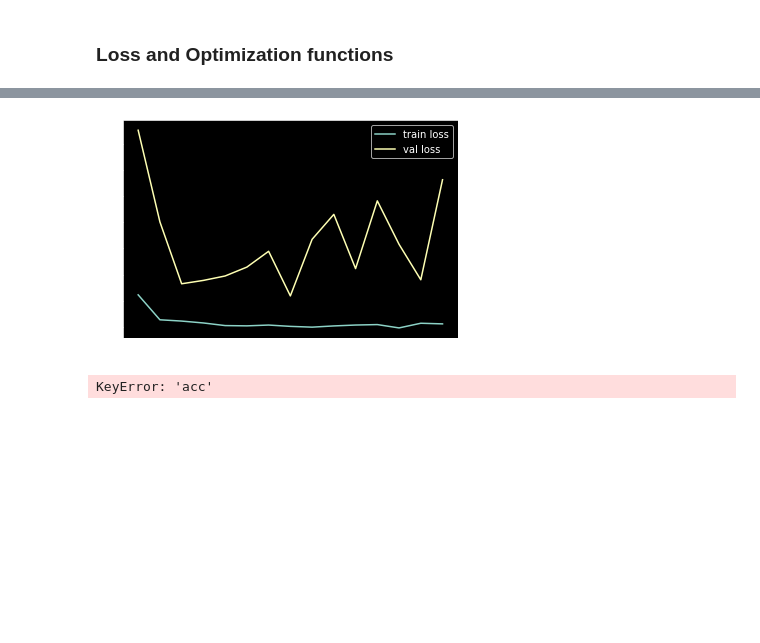
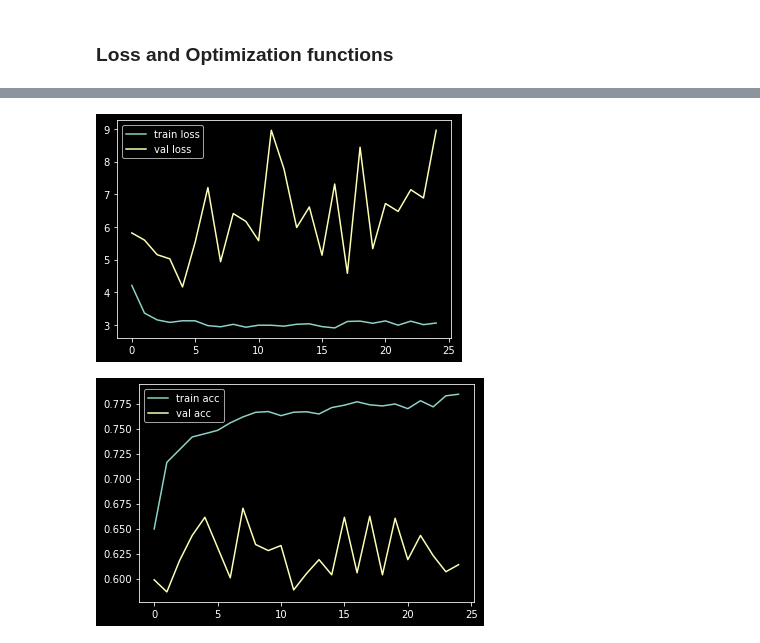
Before and after one commit to ibnuazam/OCT-TF-FT, a Jupyter notebook: transfer-learning-vgg16-keras.ipynb, the cells around one changed output, grey strips where cells are left out. Cells and saved outputs as stored; diff of their text form; code cells hidden in the pictures; blank space fills up the shorter version.

Commit message:
epochs=25 result + bugfix

```diff
--- a/transfer-learning-vgg16-keras.ipynb
+++ b/transfer-learning-vgg16-keras.ipynb
@@ -37,8 +37,8 @@ PATH = os.path.join(cwd, 'OCTOne-tenth')
 
 # Set to train dir and show number of files
 train_path = os.path.join(PATH, 'train')
-train_files = tf.data.experimental.cardinality(train_path)
-print('Number of Images for Training: %d' % train_files)
+train_files = glob(train_path + '/*/*.jp*g')
+print('Number of training files:', len(train_files))
 
 #Split training set to 50%, 25%, or 10% for faster experimental training
 
@@ -46,5 +46,5 @@ print('Number of Images for Training: %d' % train_files)
 # Set to test dir and show number of files
 valid_path = os.path.join(PATH, 'test')
 valid_image_files = glob(valid_path + '/*/*.jp*g')
-print("Number of Images for validating: ",len(glob(valid_path + '/*/*.jp*g')))
+print("Number of Images for validating: ",len(valid_image_files))
 # %% [output]
@@ -184,7 +189,7 @@ r = model.fit_generator(
   train_generator,
   validation_data=valid_generator,
   epochs=epochs,
-  steps_per_epoch=len(image_files) // batch_size,
+  steps_per_epoch=len(train_files) // batch_size,
   validation_steps=len(valid_image_files) // batch_size,
 )
 # %% [output]
@@ -255,20 +258,20 @@ Found 10829 images belonging to 4 classes.
 # %%
 # plot Loss and Accuracies
 
 # loss
 plt.plot(r.history['loss'], label='train loss')
 plt.plot(r.history['val_loss'], label='val loss')
 plt.legend()
 plt.show()
 
 # accuracies
-plt.plot(r.history['acc'], label='train acc')
-plt.plot(r.history['val_acc'], label='val acc')
+plt.plot(r.history['accuracy'], label='train acc')
+plt.plot(r.history['val_accuracy'], label='val acc')
 plt.legend()
 plt.show()
 # %% [output]
-[figure, old version]
+[figure, new version]
-KeyError: 'acc'
+[figure, added]
 # %%
 # Plot Confusion Matrix
 import itertools
```
Also changed, not shown: parts of 9 cells of this notebook.
